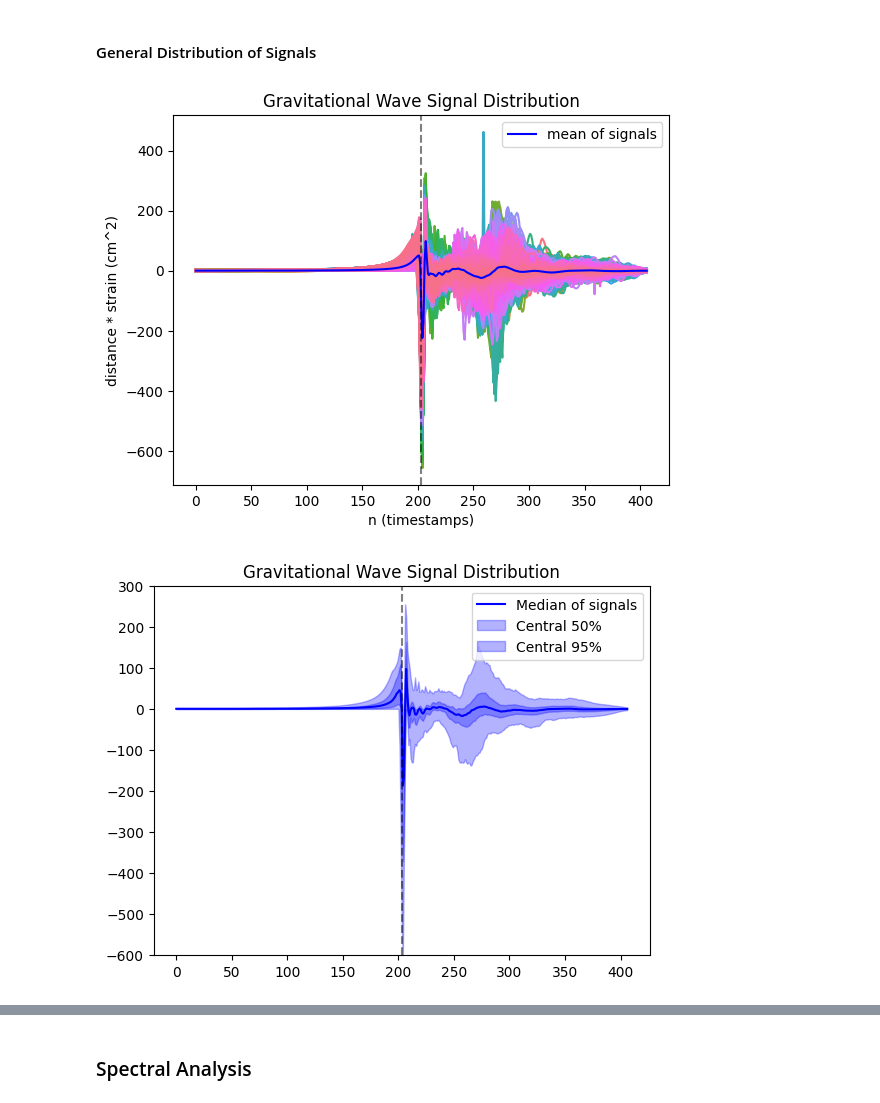
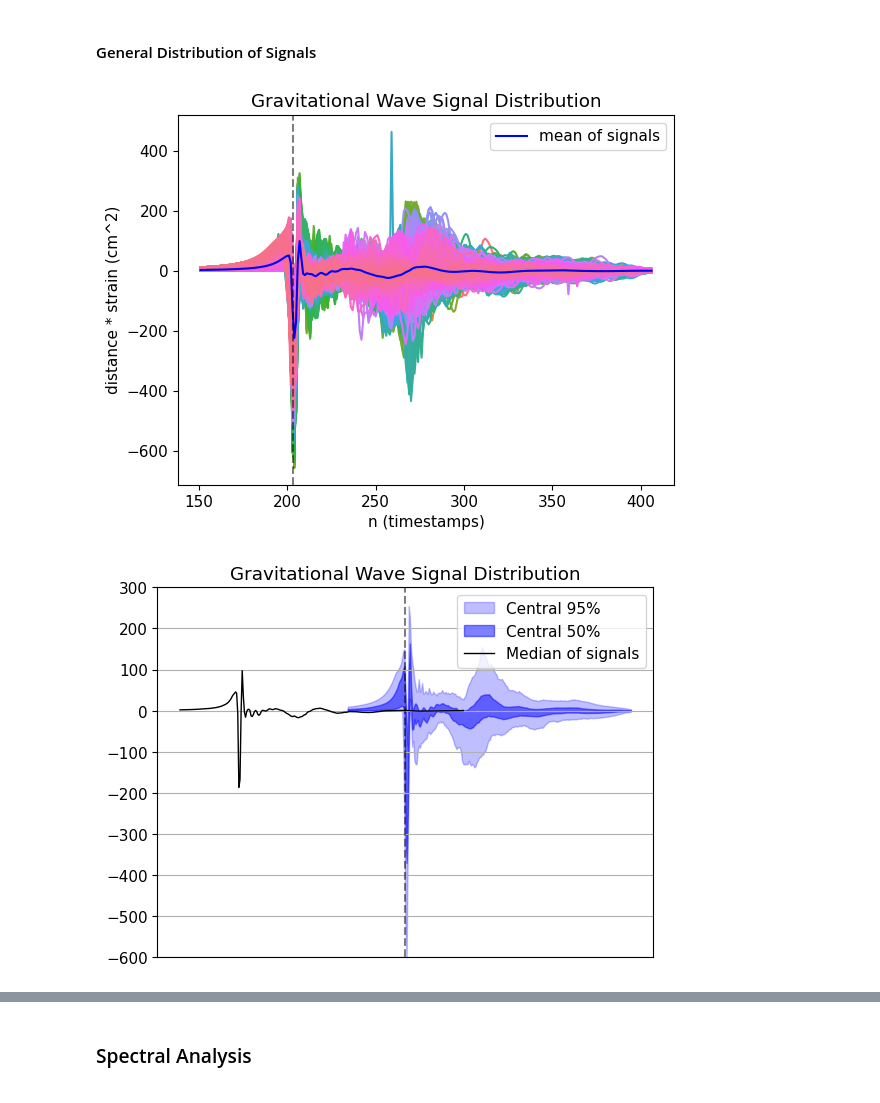
Before and after one commit to the-tarin/gw-generative-models, a Jupyter notebook: analysis/signal_analysis.ipynb, the cells around one changed output, grey strips where cells are left out. Drawn from its saved outputs; the diff is of its cells as text; code cells hidden in the pictures.

Commit message:
add test for generated signals

```diff
--- a/analysis/signal_analysis.ipynb
+++ b/analysis/signal_analysis.ipynb
@@ -31,6 +31,7 @@ gw_df = pd.read_csv('../data/input/richers_1764.csv')
 parameters_df = pd.read_csv('../data/input/richers_1764_parameters.csv')
 selected_indexes = parameters_df[parameters_df['beta1_IC_b'] > 0].index
 gw_df = gw_df.iloc[:, selected_indexes]
+gw_df = gw_df.iloc[(407-256):407, :]
 
 print(gw_df.shape)
 # %% [output]
@@ -169,29 +170,36 @@ plt.legend()
 # plt.savefig('../plots/gw_signal_distribution.png')
 plt.show()
 # %% [output]
-[figure, old version]
+[figure, new version]
 # %%
 # Compute median of signals
 median_line = gw_df.median(axis=1)
-plt.plot(median_line.index, median_line.values, 'b-', label='Median of signals')
+
+# Compute central 95% interval
+percentile_2_5 = gw_df.quantile(0.025, axis=1)
+percentile_97_5 = gw_df.quantile(0.975, axis=1)
+plt.fill_between(median_line.index, percentile_2_5, percentile_97_5, color='blue', alpha=0.25, label='Central 95%')
 
 # Compute central 50% interval
 percentile_25 = gw_df.quantile(0.25, axis=1)
 percentile_75 = gw_df.quantile(0.75, axis=1)
-plt.fill_between(median_line.index, percentile_25, percentile_75, color='blue', alpha=0.3, label='Central 50%')
+plt.fill_between(median_line.index, percentile_25, percentile_75, color='blue', alpha=0.5, label='Central 50%')
 
-# Compute central 95% interval
-percentile_2_5 = gw_df.quantile(0.025, axis=1)
-percentile_97_5 = gw_df.quantile(0.975, axis=1)
-plt.fill_between(median_line.index, percentile_2_5, percentile_97_5, color='blue', alpha=0.3, label='Central 95%')
+plt.plot(x, median_line.values, color='k', linestyle='-', linewidth=1, alpha=1.0, label='Median of signals')
 
 # The core bounce is at n = 203
 plt.axvline(x=203, color='black', linestyle='--', alpha=0.5)
 plt.ylim(-600, 300)
 
+plt.grid(True)
+
 plt.title('Gravitational Wave Signal Distribution')
 plt.legend()
-# plt.savefig('../plots/signal_distribution.png')
+
+# Disable x-axis ticks
+plt.xticks([])
+
+plt.savefig('../plots/original_signal_distribution.png')
 plt.show()
 # %% [output]
-[figure, old version]
+[figure, new version]
```
Also changed, not shown: parts of 8 cells of this notebook, 2 other files.
